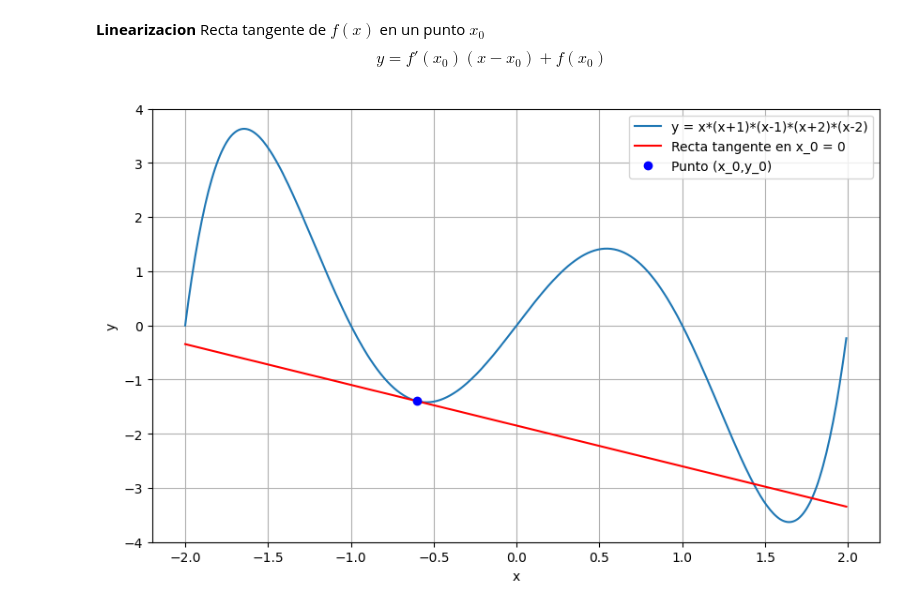
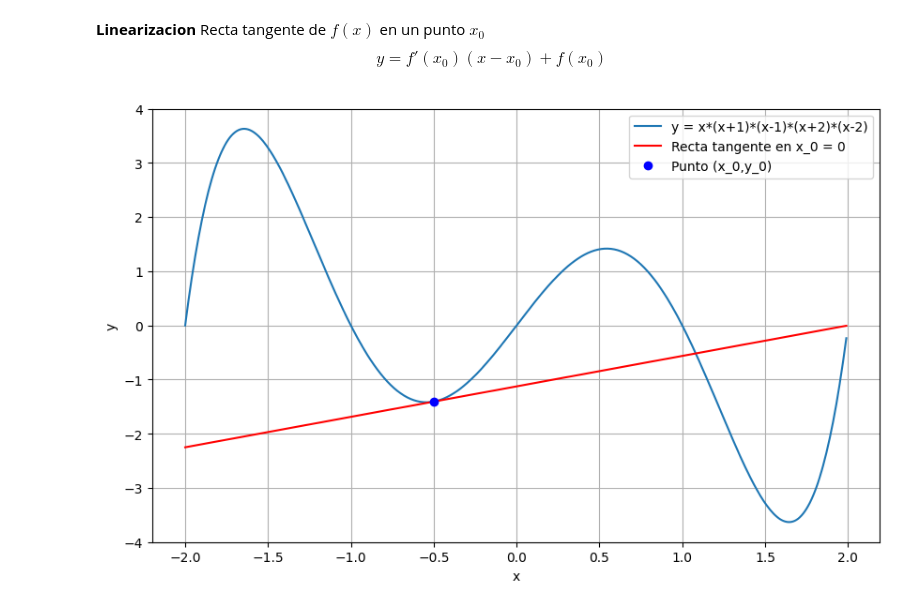
Before and after one commit to OmyyFlow/Calculus, a Jupyter notebook: Derivadas.ipynb, the cells around one changed output. Drawn from its saved outputs; the diff is of its cells as text; code cells hidden in the pictures.

```diff
--- a/Derivadas.ipynb
+++ b/Derivadas.ipynb
@@ -145,19 +145,19 @@ plt.show()
 Recta tangente de $f(x)$ en un punto $x_0$
 $$y = f'(x_0)(x-x_0) + f(x_0)$$
 # %%
-punto_x0 = -0.6
+punto_x0 = -0.5
 x0 = int(punto_x0*100 + 200)
 recta_tan = y4_der[x0]*(x-x[x0]) + y4[x0]
 
 plt.figure(figsize=(10,6))
 plt.plot(x, y4, label = 'y = x*(x+1)*(x-1)*(x+2)*(x-2)')
 plt.plot(x, recta_tan, label = 'Recta tangente en x_0 = 0', color = 'red')
 plt.plot(punto_x0, y4[x0], 'bo', label = 'Punto (x_0,y_0)')
 plt.legend()
 plt.grid(True)
 plt.xlabel('x')
 plt.ylabel('y')
 plt.ylim(-4,4)
 plt.show()
 # %% [output]
-[figure, old version]
+[figure, new version]
```
